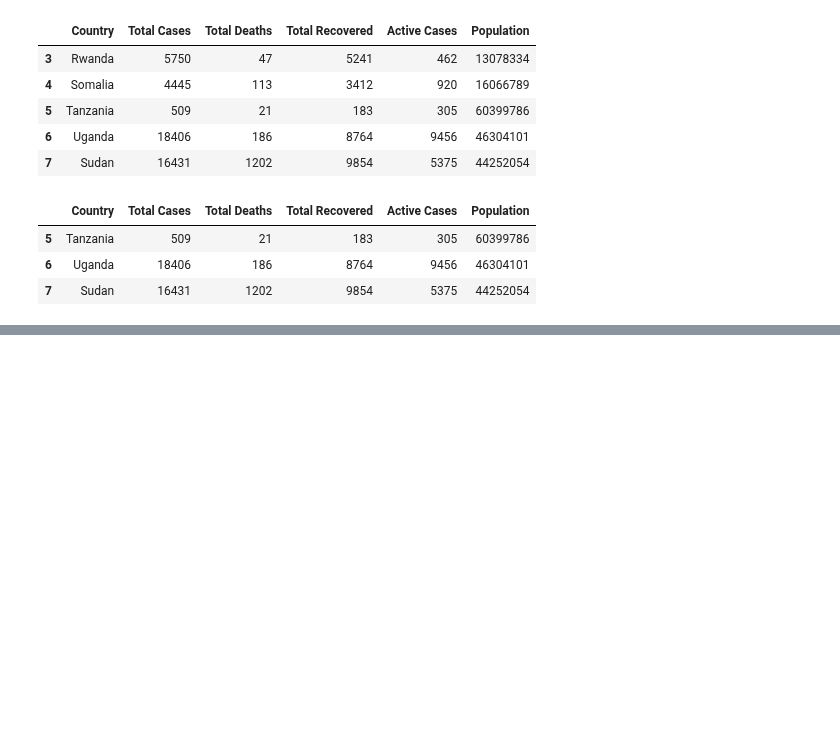
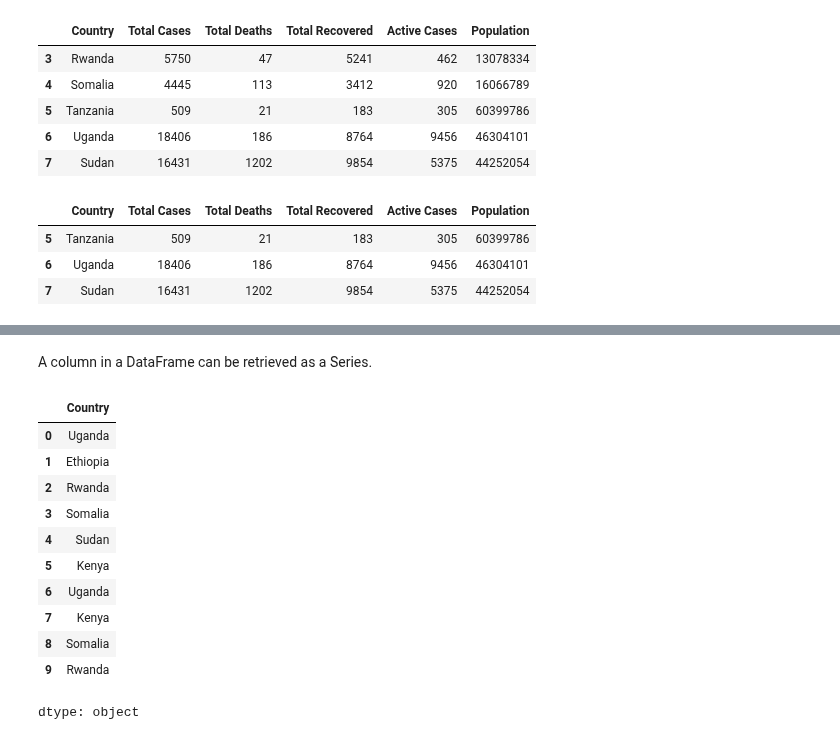
Before and after one commit to Muhammed1978/Amazon-Product-Review-Analysis, a Jupyter notebook: DataAnalysis_Pandas0.ipynb, the cells around one changed output, grey strips where cells are left out. Saved outputs shown, nothing was run; the diff lists cells and outputs as text; code cells hidden in the pictures; blank space fills up the shorter version.

```diff
--- a/DataAnalysis_Pandas0.ipynb
+++ b/DataAnalysis_Pandas0.ipynb
@@ -387,0 +557,17 @@ COVID19data_df.tail(3)
+# %% [markdown]
+ A column in a DataFrame can be retrieved as a Series.
+# %%
+registrations_df["Country"]
+# %% [output]
+|  | Country |
+| 0 | Uganda |
+| 1 | Ethiopia |
+| 2 | Rwanda |
+| 3 | Somalia |
+| 4 | Sudan |
+| 5 | Kenya |
+| 6 | Uganda |
+| 7 | Kenya |
+| 8 | Somalia |
+| 9 | Rwanda |
+dtype: object
```
Also changed, not shown: parts of 34 cells of this notebook.
